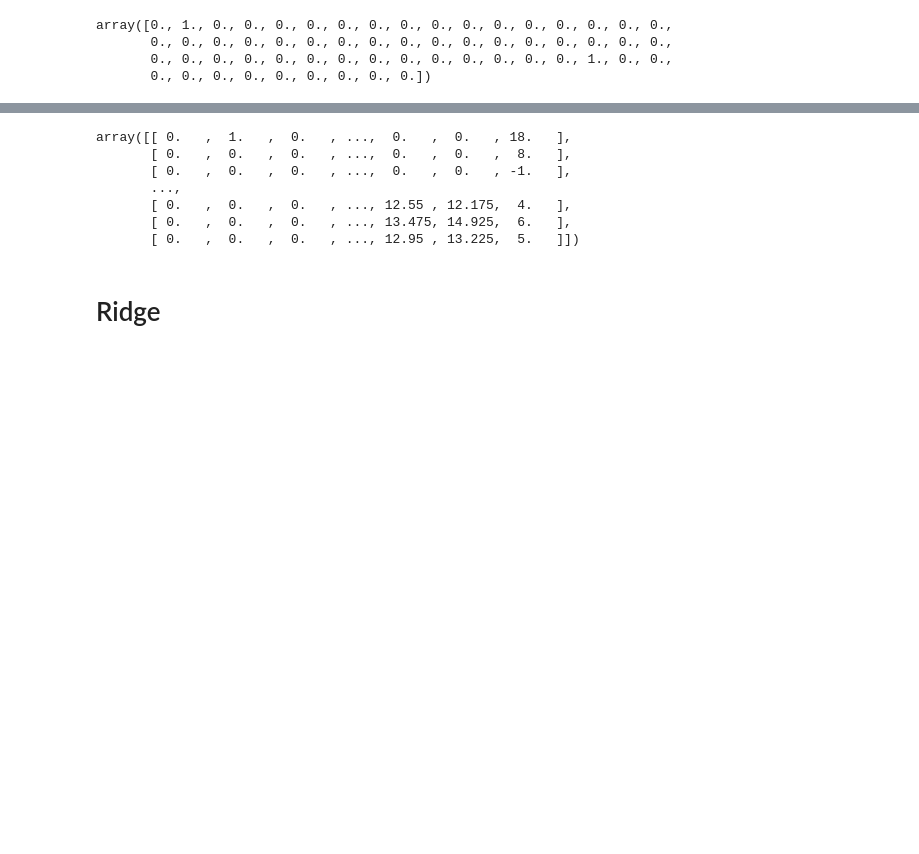
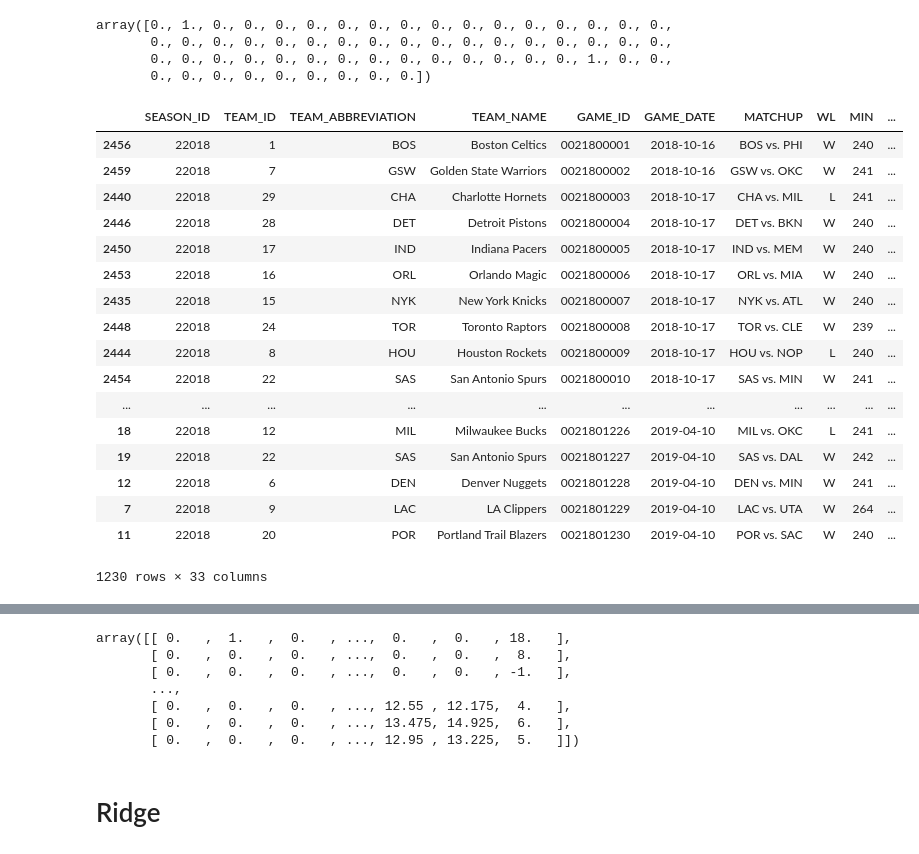
Before and after one commit to akhilgupta1093/nbaml, a Jupyter notebook: NBAML.ipynb, the cells around one changed output, grey strips where cells are left out. Saved outputs shown, nothing was run; the diff lists cells and outputs as text; code cells hidden in the pictures; blank space fills up the shorter version.

```diff
--- a/NBAML.ipynb
+++ b/NBAML.ipynb
@@ -72,10 +98,30 @@ def getPastAvg(df, col, away = False):
         pastVals[df.at[i, abbrev]][1] = pastVals[df.at[i, abbrev]][1] + 1
     return df
 # %%
-home = df[df.MATCHUP.str.contains('vs.')]
-away = df[df.MATCHUP.str.contains('@')]
+home = df.loc[df.MATCHUP.str.contains('vs.')]
+away = df.loc[df.MATCHUP.str.contains('@')]
 
 home = flattenAway(home,away)
+home
+# %% [output]
+|  | SEASON_ID | TEAM_ID | TEAM_ABBREVIATION | TEAM_NAME | GAME_ID | GAME_DATE | MATCHUP | WL | MIN | ... |
+| 2456 | 22018 | 1 | BOS | Boston Celtics | 0021800001 | 2018-10-16 | BOS vs. PHI | W | 240 | ... |
+| 2459 | 22018 | 7 | GSW | Golden State Warriors | 0021800002 | 2018-10-16 | GSW vs. OKC | W | 241 | ... |
+| 2440 | 22018 | 29 | CHA | Charlotte Hornets | 0021800003 | 2018-10-17 | CHA vs. MIL | L | 241 | ... |
+| 2446 | 22018 | 28 | DET | Detroit Pistons | 0021800004 | 2018-10-17 | DET vs. BKN | W | 240 | ... |
+| 2450 | 22018 | 17 | IND | Indiana Pacers | 0021800005 | 2018-10-17 | IND vs. MEM | W | 240 | ... |
+| 2453 | 22018 | 16 | ORL | Orlando Magic | 0021800006 | 2018-10-17 | ORL vs. MIA | W | 240 | ... |
+| 2435 | 22018 | 15 | NYK | New York Knicks | 0021800007 | 2018-10-17 | NYK vs. ATL | W | 240 | ... |
+| 2448 | 22018 | 24 | TOR | Toronto Raptors | 0021800008 | 2018-10-17 | TOR vs. CLE | W | 239 | ... |
+| 2444 | 22018 | 8 | HOU | Houston Rockets | 0021800009 | 2018-10-17 | HOU vs. NOP | L | 240 | ... |
+| 2454 | 22018 | 22 | SAS | San Antonio Spurs | 0021800010 | 2018-10-17 | SAS vs. MIN | W | 241 | ... |
+| ... | ... | ... | ... | ... | ... | ... | ... | ... | ... | ... |
+| 18 | 22018 | 12 | MIL | Milwaukee Bucks | 0021801226 | 2019-04-10 | MIL vs. OKC | L | 241 | ... |
+| 19 | 22018 | 22 | SAS | San Antonio Spurs | 0021801227 | 2019-04-10 | SAS vs. DAL | W | 242 | ... |
+| 12 | 22018 | 6 | DEN | Denver Nuggets | 0021801228 | 2019-04-10 | DEN vs. MIN | W | 241 | ... |
+| 7 | 22018 | 9 | LAC | LA Clippers | 0021801229 | 2019-04-10 | LAC vs. UTA | W | 264 | ... |
+| 11 | 22018 | 20 | POR | Portland Trail Blazers | 0021801230 | 2019-04-10 | POR vs. SAC | W | 240 | ... |
+1230 rows × 33 columns
 # %%
 home = getPastAvg(home, 'PTS')
 home = getPastAvg(home, 'AWAY_PTS', True)
```
Also changed, not shown: parts of 9 cells of this notebook.
